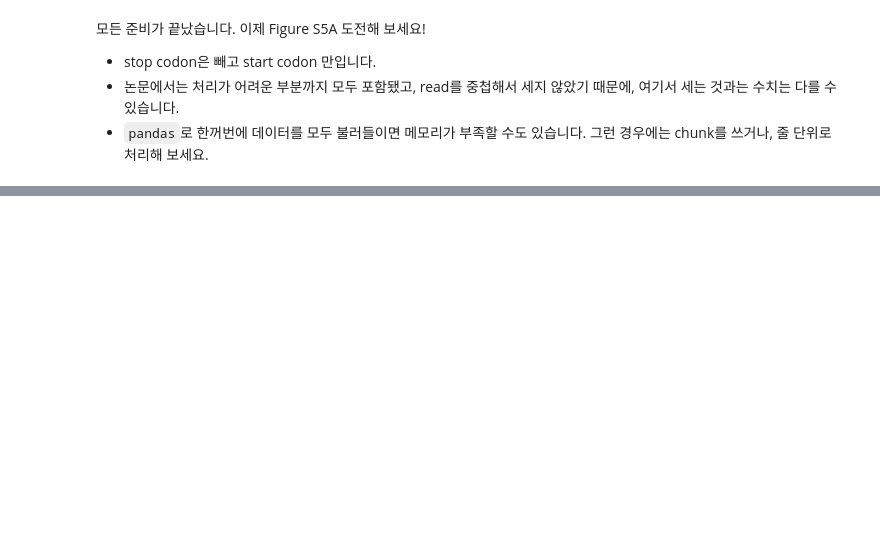
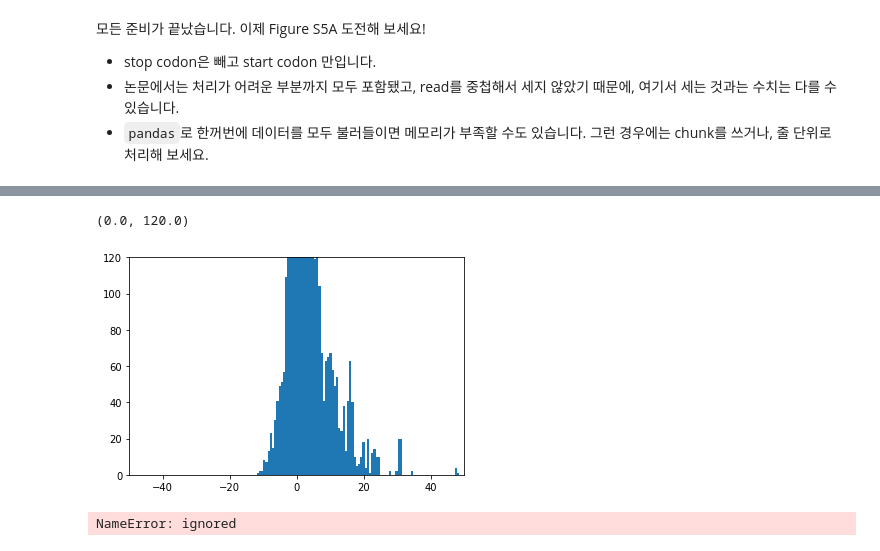
Before and after one commit to shn531/bioinformaticsproject, a Jupyter notebook: mission2/CoLab_TermProj_2022-2.ipynb, the cells around one changed output, grey strips where cells are left out. Cells and saved outputs as stored; diff of their text form; code cells hidden in the pictures; blank space fills up the shorter version.

```diff
--- a/mission2/CoLab_TermProj_2022-2.ipynb
+++ b/mission2/CoLab_TermProj_2022-2.ipynb
@@ -146,0 +437,7 @@ start codon가 들어가 있는 exon들을 고르기 위해서 미리 + strand
+# %%
+plt.hist(filtered.Lucsize3, histtype = 'barstacked', bins = 100)
+plt.xlim(-50,50)
+plt.ylim(0,120)
+# %% [output]
+(0.0, 120.0)
+[figure, added]
@@ -146,0 +447,7 @@ start codon가 들어가 있는 exon들을 고르기 위해서 미리 + strand
+# %%
+plt.hist(filtered.Lucsize3, bins = 1000)
+plt.xlim(-50,50)
+plt.grid(axis = 'x')
+plt.show()
+# %% [output]
+NameError: ignored
```
Also changed, not shown: parts of 33 cells of this notebook.
